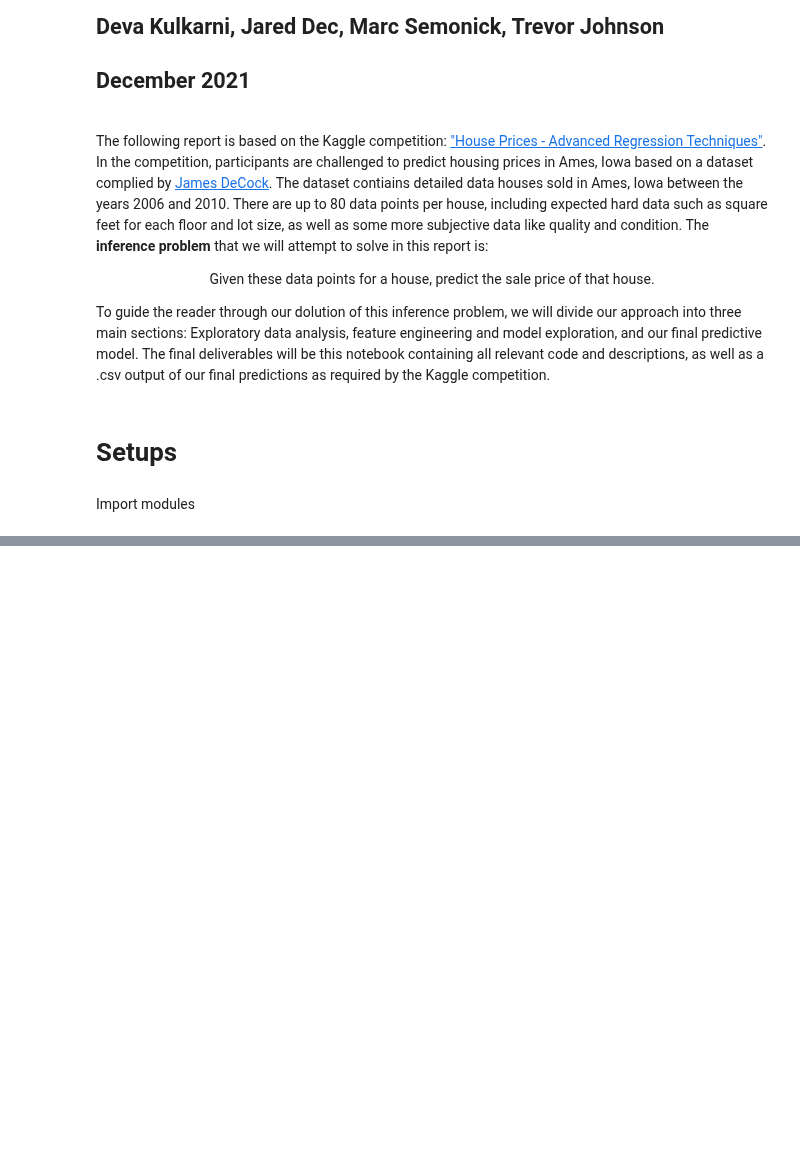
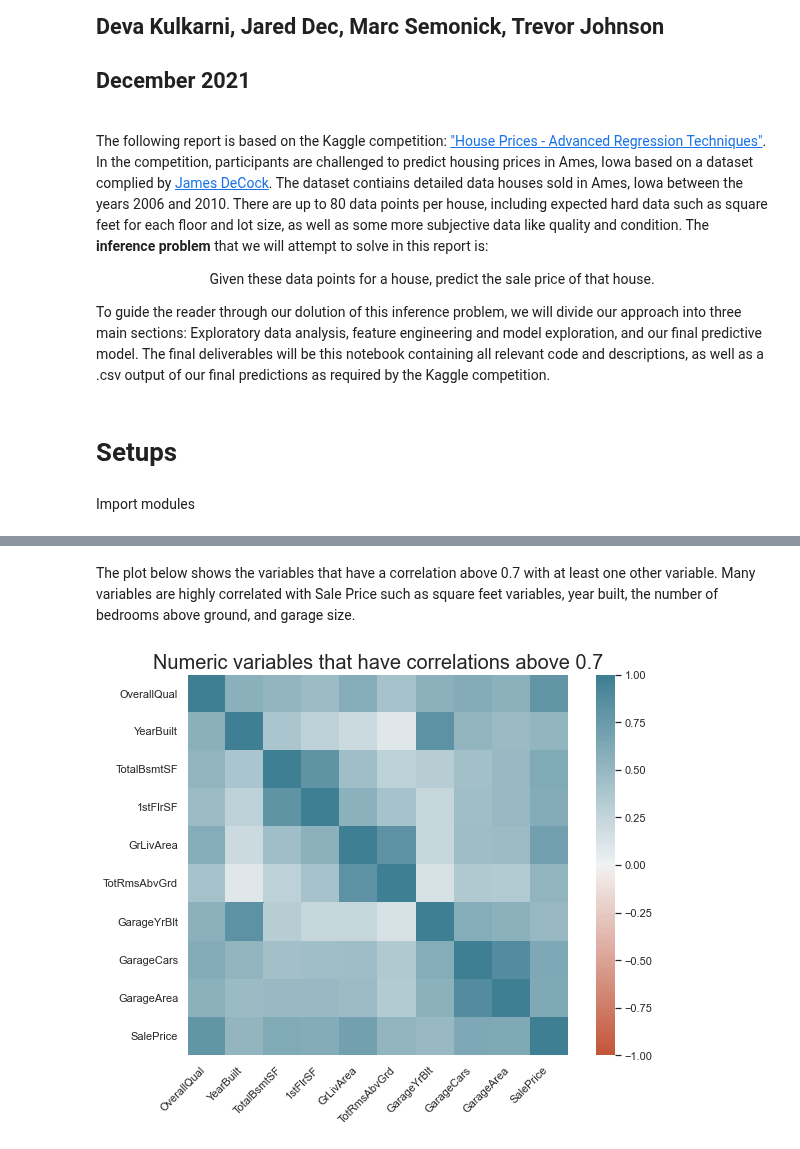
Before and after one commit to trevor-johnson1/w207_finalproject, a Jupyter notebook: final_report/final_report.ipynb, the cells around one changed output, grey strips where cells are left out. Cells and saved outputs as stored; diff of their text form; code cells hidden in the pictures; blank space fills up the shorter version.

```diff
--- a/final_report/final_report.ipynb
+++ b/final_report/final_report.ipynb
@@ -57,0 +117,31 @@ sample = pd.read_csv("../../housing_data/sample_submission.csv")
+# %% [markdown]
+The plot below shows the variables that have a correlation above 0.7 with at least one other variable. Many variables are highly correlated with Sale Price such as square feet variables, year built, the number of bedrooms above ground, and garage size.
+# %%
+# get correlations of all numeric vars
+corr_orig = train.loc[:, (train.dtypes == type(1.0)) | (train.dtypes == type(1))].corr()
+
+# there are 38 of them, let's look at a subset to only show the ones w/ correlations above some threshold
+threshold = .7
+bool_list = [sum((corr_orig.iloc[i,:] < 1) & (np.abs(corr_orig.iloc[i,:]) > threshold)) > 0 for i in range(corr_orig.shape[0])]
+corr = train.loc[:, (train.dtypes == type(1.0)) | (train.dtypes == type(1))].loc[:, bool_list].corr()
+
+# plot the results
+sns.set()
+ax = sns.heatmap(
+    corr,
+    vmin=-1, vmax=1, center=0,
+    cmap=sns.diverging_palette(20, 220, n=200),
+    square=True
+)
+ax.set_xticklabels(
+    ax.get_xticklabels(),
+    rotation=45,
+    horizontalalignment='right'
+)
+ax.set_title("Numeric variables that have correlations above {:.1f}".format(threshold), fontdict = {"fontsize": 20})
+
+plt.gcf().set_size_inches(10, 7)
+fig.tight_layout()
+print("")
+# %% [output]
+[figure, added]
```
Also changed, not shown: parts of 12 cells of this notebook.
